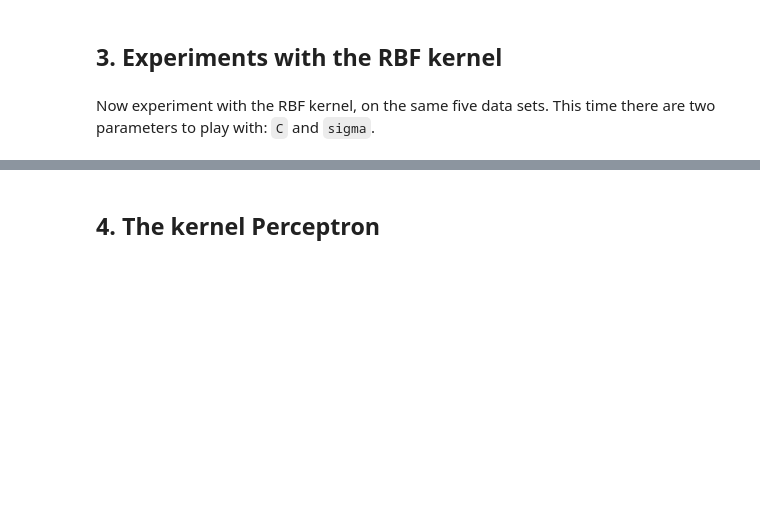
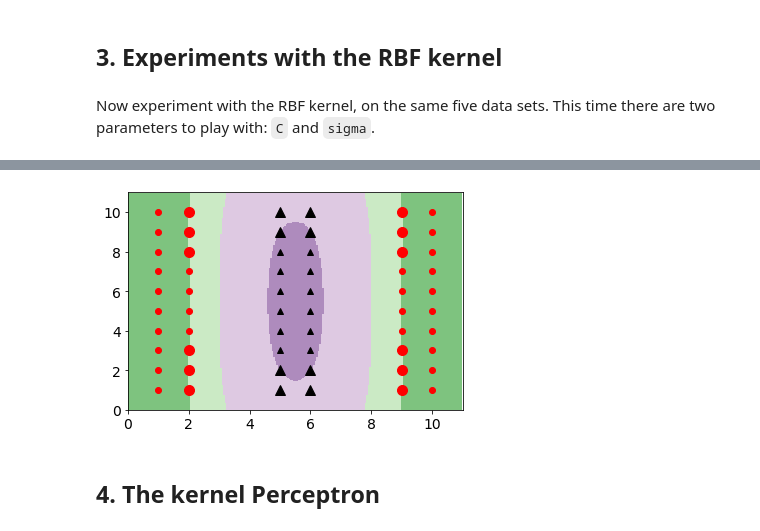
Before and after one commit to broepke/UCSanDiegoX, a Jupyter notebook: Machine-Learning/Topic7-Combining-Simple-Classifiers/kernel_SVM_and_Perceptron.ipynb, the cells around one changed output, grey strips where cells are left out. Drawn from its saved outputs; the diff is of its cells as text; code cells hidden in the pictures; blank space fills up the shorter version.

```diff
--- a/Machine-Learning/Topic7-Combining-Simple-Classifiers/kernel_SVM_and_Perceptron.ipynb
+++ b/Machine-Learning/Topic7-Combining-Simple-Classifiers/kernel_SVM_and_Perceptron.ipynb
@@ -86,3 +104,7 @@ learn_and_display_SVM('data1.txt', 'rbf', 10.0, 10.0)
+# %%
+learn_and_display_SVM('data5.txt', 'rbf', 10.0, 10.0)
+# %% [output]
+[figure, added]
 # %% [markdown]
 ## 4. The kernel Perceptron
 # %% [markdown]
```
Also changed, not shown: parts of 14 cells of this notebook, 7 other files.
